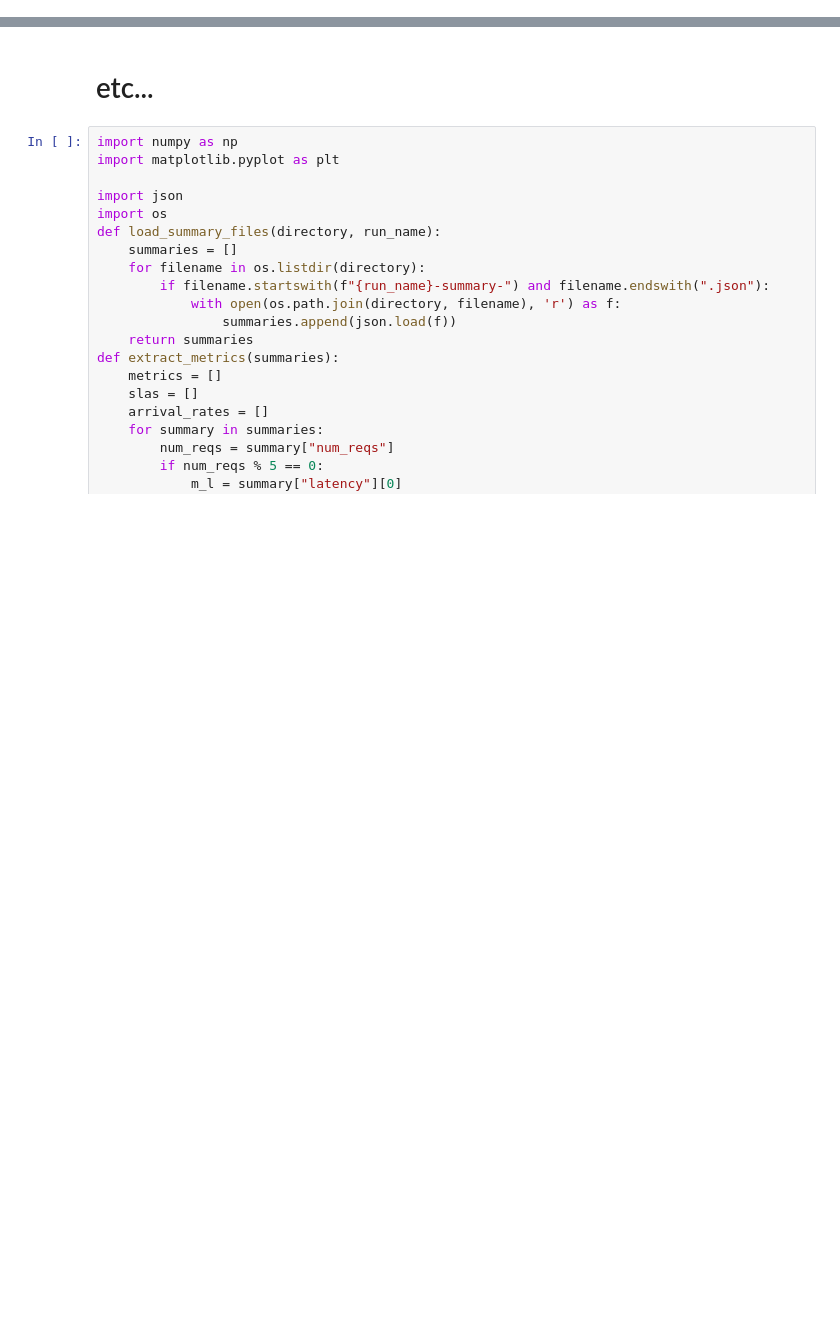
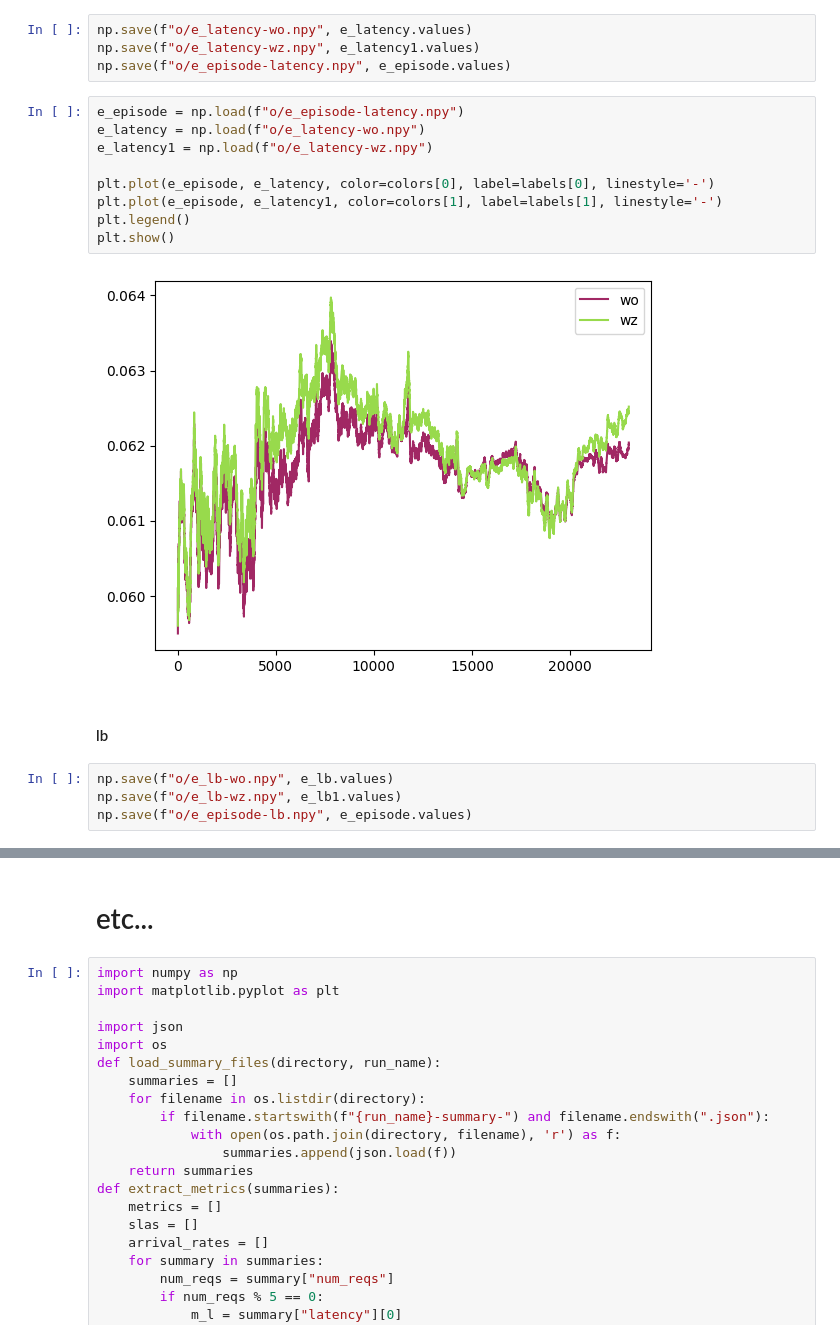
Before and after one commit to 6grc-svc-orch/toporag, a Jupyter notebook: plot.ipynb, the cells around one changed output, grey strips where cells are left out. Saved outputs shown, nothing was run; the diff lists cells and outputs as text; blank space fills up the shorter version.

```diff
--- a/plot.ipynb
+++ b/plot.ipynb
@@ -92,0 +46,21 @@ plt.show()
+# %%
+np.save(f"o/e_latency-wo.npy", e_latency.values)
+np.save(f"o/e_latency-wz.npy", e_latency1.values)
+np.save(f"o/e_episode-latency.npy", e_episode.values)
+# %%
+e_episode = np.load(f"o/e_episode-latency.npy")
+e_latency = np.load(f"o/e_latency-wo.npy")
+e_latency1 = np.load(f"o/e_latency-wz.npy")
+
+plt.plot(e_episode, e_latency, color=colors[0], label=labels[0], linestyle='-')
+plt.plot(e_episode, e_latency1, color=colors[1], label=labels[1], linestyle='-')
+plt.legend()
+plt.show()
+# %% [output]
+[figure, added]
+# %% [markdown]
+#### lb
+# %%
+np.save(f"o/e_lb-wo.npy", e_lb.values)
+np.save(f"o/e_lb-wz.npy", e_lb1.values)
+np.save(f"o/e_episode-lb.npy", e_episode.values)
```
Also changed, not shown: parts of 33 cells of this notebook.
